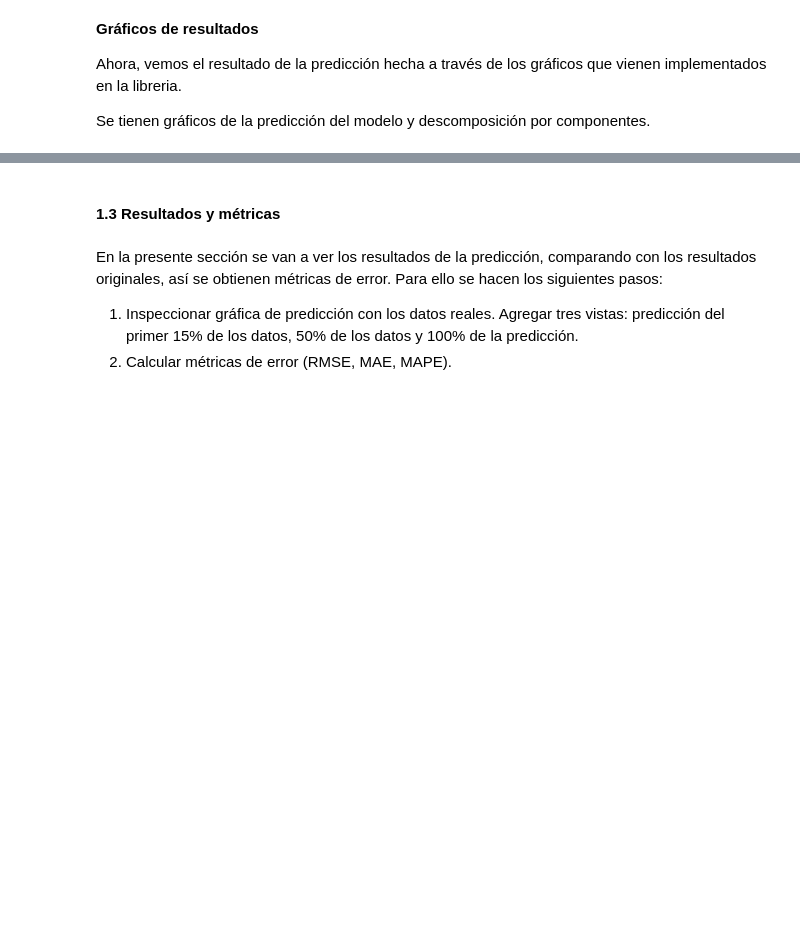
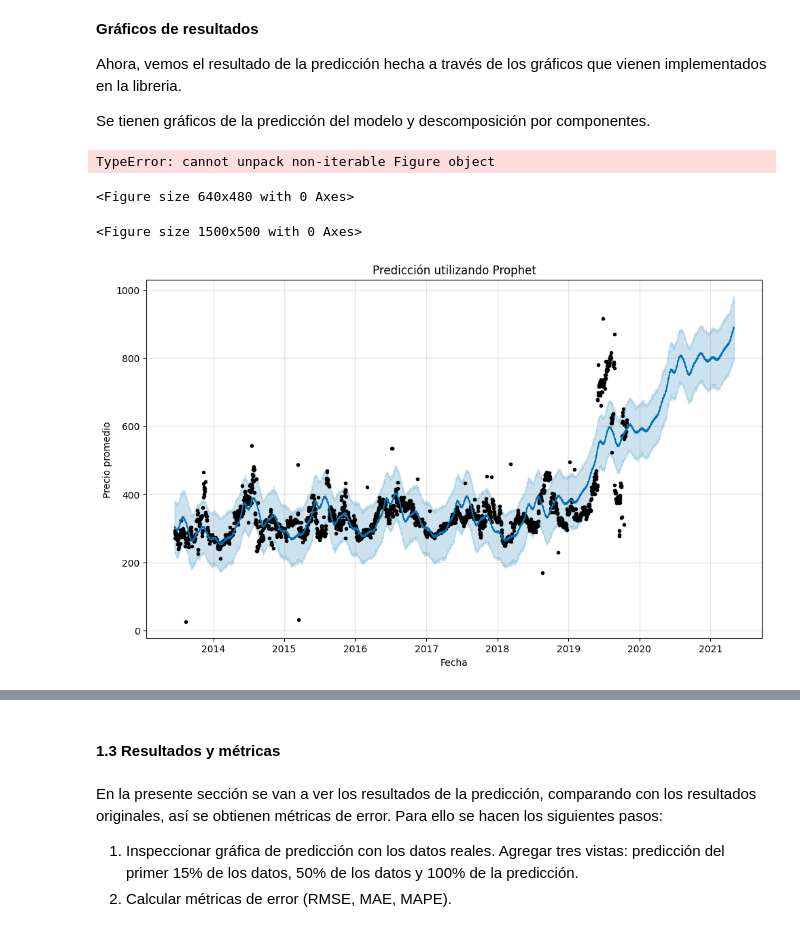
Before and after one commit to BenjaminAnguloCaro/MDS7202, a Jupyter notebook: enunciado_lab8.ipynb, the cells around one changed output, grey strips where cells are left out. Cells and saved outputs as stored; diff of their text form; code cells hidden in the pictures; blank space fills up the shorter version.

```diff
--- a/enunciado_lab8.ipynb
+++ b/enunciado_lab8.ipynb
@@ -313,3 +308,12 @@ from prophet.plot import plot_plotly, plot_components_plotly
+# %%
+# Respuesta
+df_train = pd.DataFrame()
+df_train['ds'] = train.index
+df_train['y'] = train.values
+
+df_test = pd.DataFrame()
+df_test['ds'] = test.index
+df_test['y'] = test.values
 # %% [markdown]
 **2. Modelo y entrenamiento**
 # %%
@@ -324,0 +331,8 @@ model.fit(df_train)
+# %%
+# Respuesta
+df_pred = model.make_future_dataframe(periods=len(test))  # generamos el dataframe
+pred = model.predict(df_pred)                             # dataframe de predicción
+
+# El dataframe de predicción contiene varias columnas que proporcionan información sobre la predicción realizada. En primer lugar, se tiene ds (las fechas), y luego podemos encontrar, por ejemplo:
+# yhat (valor predicho), yhat_lower (límite inferior del intervalo de confianza para la predicción), yhat_upper (límite superior del intervalo de confianza para la predicción), etc.
+# También hay otras columnas que proporcionan información adicional sobre la predicción, como los componentes de tendencia, estacionalidad y los residuos.
@@ -330,10 +360,24 @@ Ahora, vemos el resultado de la predicción hecha a través de los gráficos que
 
 Se tienen gráficos de la predicción del modelo y descomposición por componentes.
 # %%
-# plot forecast, estático.
-f, ax = plt.subplot(1)
+# plot forecast, estático.  ---> falla
+f, ax = plt.figure()
 f.set_figheight(5)
 f.set_figwidth(15)
 fig = model.plot('acá va su predicción', ax=ax)
 plt.show()
+# %% [output]
+TypeError: cannot unpack non-iterable Figure object
+<Figure size 640x480 with 0 Axes>
+# %%
+# Graficar la predicción (puntos negros son data de entrenamiento, línea azul es la predicción, zona celeste son los intervalos de confianza)
+plt.figure(figsize=(15, 5))
+model.plot(pred)
+plt.xlabel('Fecha')
+plt.ylabel('Precio promedio')
+plt.title('Predicción utilizando Prophet')
+plt.show()
+# %% [output]
+<Figure size 1500x500 with 0 Axes>
+[figure, added]
 # %%
```
Also changed, not shown: parts of 6 cells of this notebook.
